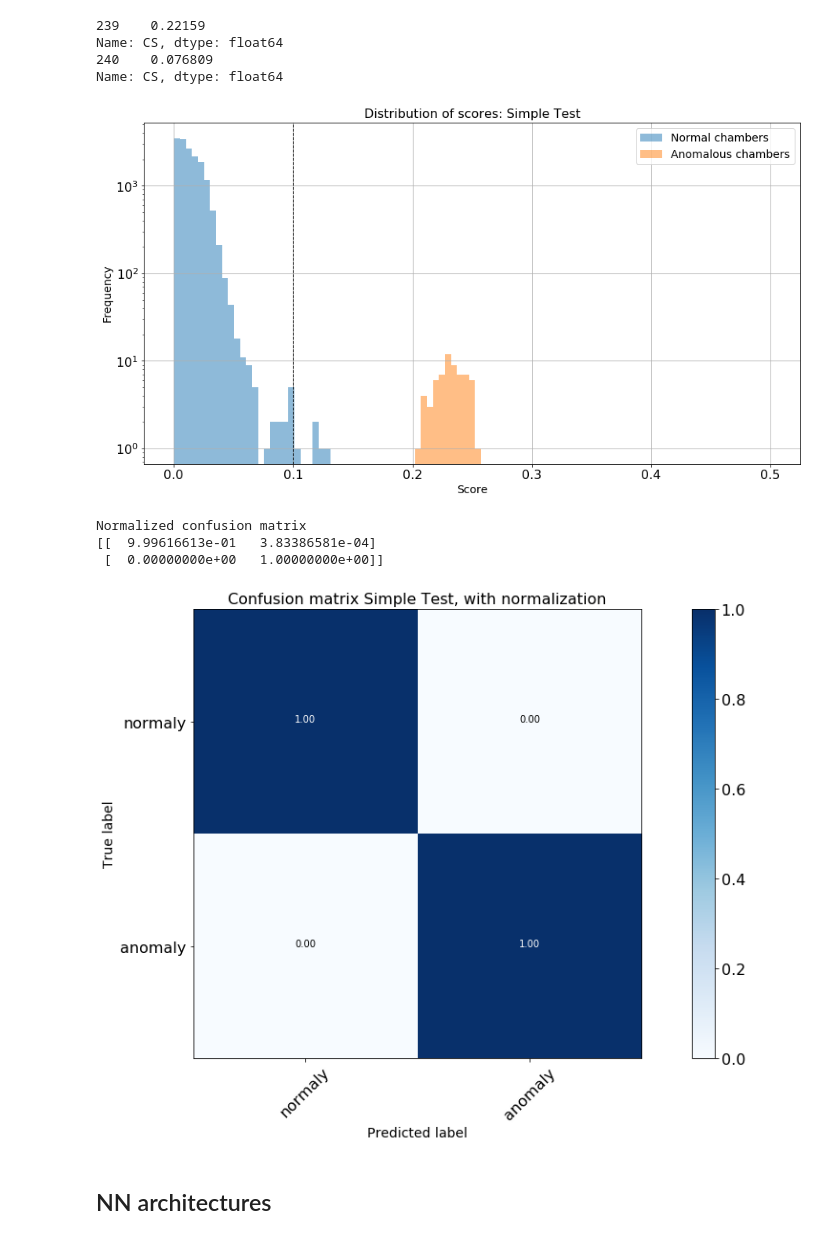
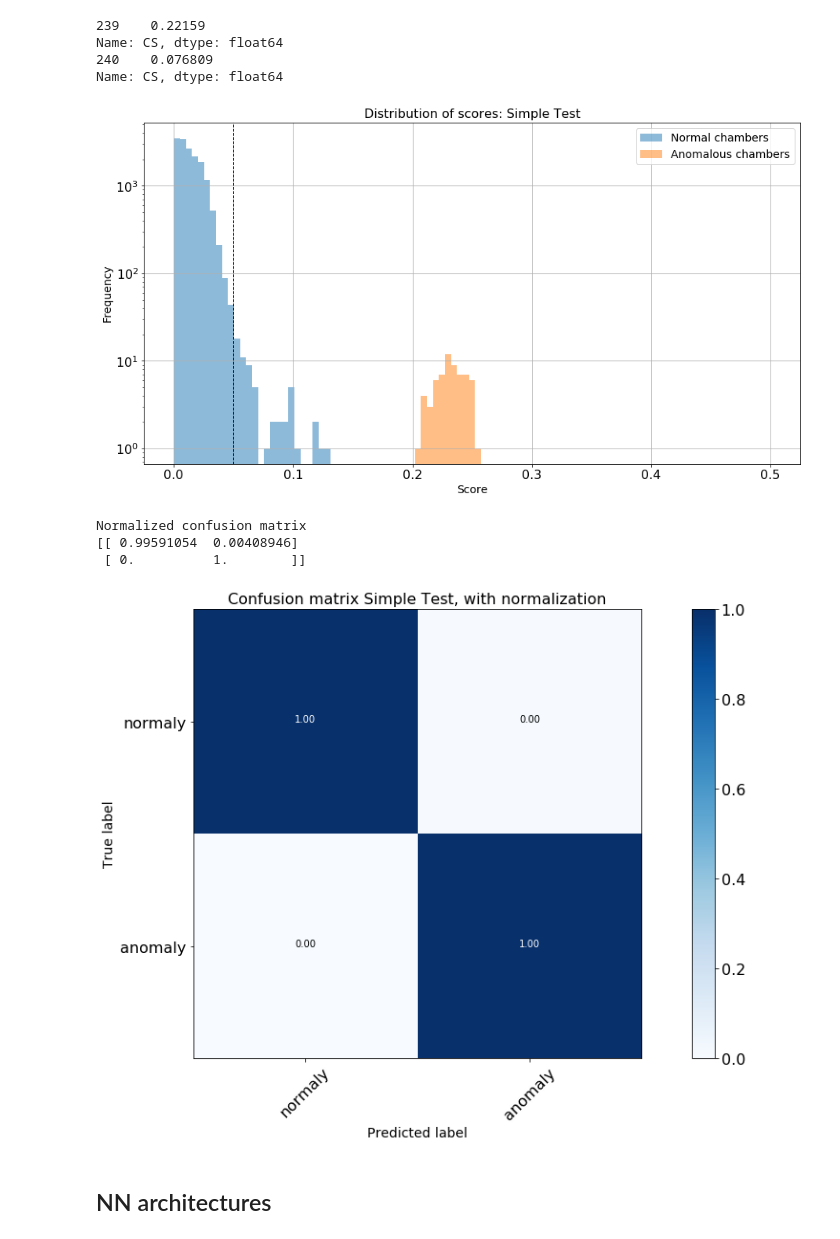
Before and after one commit to bapavlov/L1MTriggerRateMonitoringWithML, a Jupyter notebook: dt_trigger_monitoring_training_2018.ipynb, the cells around one changed output. Saved outputs shown, nothing was run; the diff lists cells and outputs as text; code cells hidden in the pictures.

```diff
--- a/dt_trigger_monitoring_training_2018.ipynb
+++ b/dt_trigger_monitoring_training_2018.ipynb
@@ -1116,21 +1116,21 @@ simple_test(cross_sections, layers_test, 0.05)
 # %%
 # Distribution of scores:
 fig, ax = plt.subplots()
 ax.set_yscale('log')
 ax.grid()
 bins = np.linspace(0, 0.5, 100)
 plt.hist(layers_test[layers_test["score"] < 0]["st_score"], bins=bins, alpha=0.5,\
          label="Normal chambers")
 plt.hist(layers_test[layers_test["score"] > 0]["st_score"], bins=bins, alpha=0.5,\
          label="Anomalous chambers")
 plt.title("Distribution of scores: Simple Test")
 plt.legend(loc='best')
 plt.ylabel('Frequency')
 plt.xlabel('Score')
-plt.axvline(0.1, color='k', linestyle='dashed', linewidth=1)
+plt.axvline(0.05, color='k', linestyle='dashed', linewidth=1)
 plt.show()
 # %% [output]
-[figure, old version]
+[figure, new version]
 # %%
 import itertools
 def plot_confusion_matrix(cm, classes,
@@ -1167,7 +1167,7 @@ def plot_confusion_matrix(cm, classes,
     plt.ylabel('True label')
     plt.xlabel('Predicted label')
 # %%
-th_km = 0.1
+th_km = 0.05
 y_pred = 2*(layers_test["st_score"] > th_km)-1
 cnf_matrix = confusion_matrix(layers_test["score"].astype(int), y_pred)
 # Plot non-normalized confusion matrix
@@ -1176,8 +1176,8 @@ plot_confusion_matrix(cnf_matrix, classes=["normaly","anomaly"], normalize=True,
                       title='Confusion matrix Simple Test, with normalization')
 # %% [output]
 Normalized confusion matrix
-[[  9.99616613e-01   3.83386581e-04]
- [  0.00000000e+00   1.00000000e+00]]
+[[ 0.99591054  0.00408946]
+ [ 0.          1.        ]]
 [figure]
 # %% [markdown]
 ## NN architectures
```
